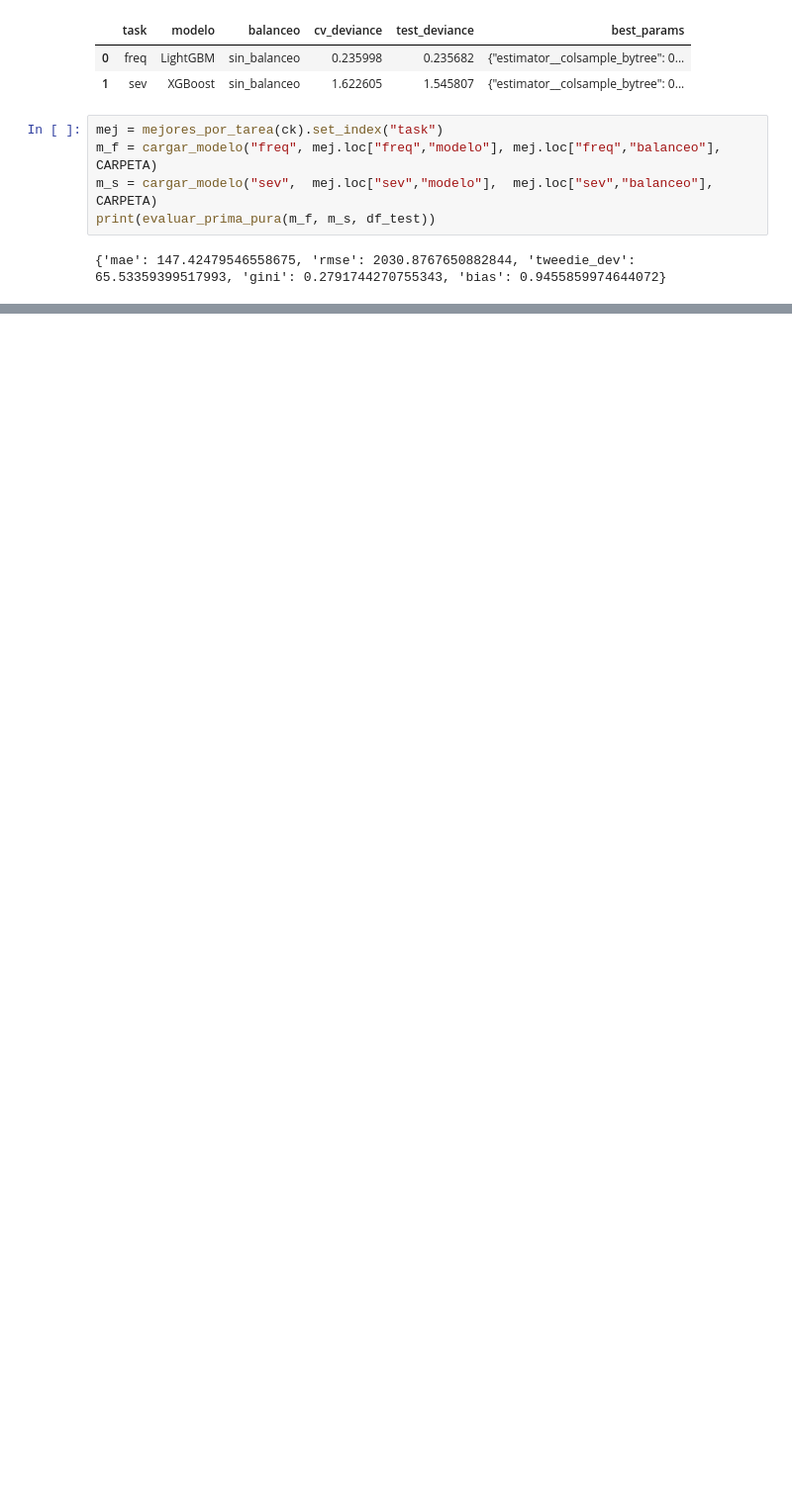
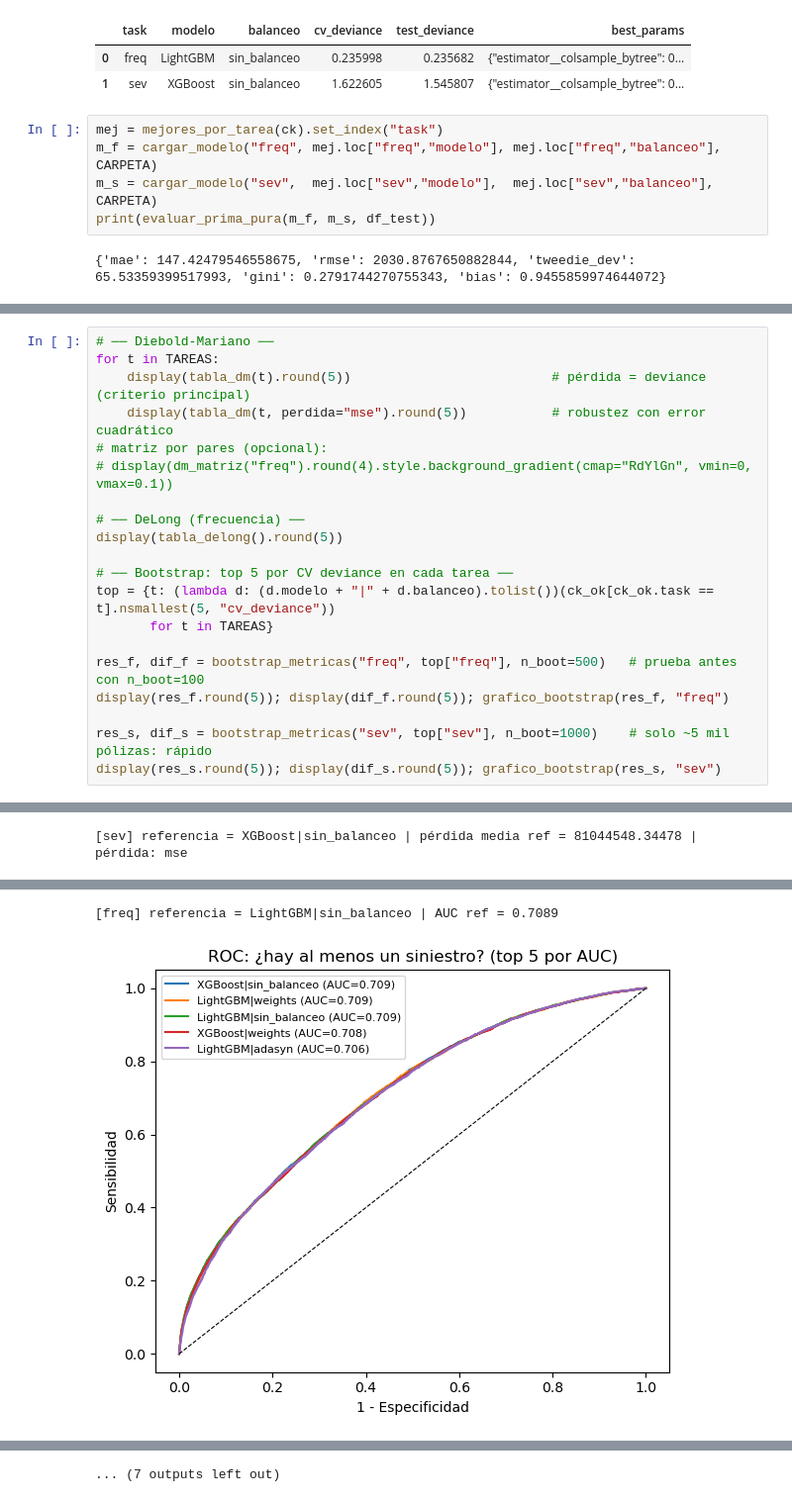
Before and after one commit to T1fff/Proyecto_Seminario_Siniestralidad, a Jupyter notebook: notebooks/04_Modelado.ipynb, the cells around one changed output, grey strips where cells are left out. Shown at 99% size. Saved outputs shown, nothing was run; the diff lists cells and outputs as text; blank space fills up the shorter version.

```diff
--- a/notebooks/04_Modelado.ipynb
+++ b/notebooks/04_Modelado.ipynb
@@ -134,0 +594,21 @@ print(evaluar_prima_pura(m_f, m_s, df_test))
+# %%
+# ── Diebold-Mariano ──
+for t in TAREAS:
+    display(tabla_dm(t).round(5))                          # pérdida = deviance (criterio principal)
+    display(tabla_dm(t, perdida="mse").round(5))           # robustez con error cuadrático
+# matriz por pares (opcional):
+# display(dm_matriz("freq").round(4).style.background_gradient(cmap="RdYlGn", vmin=0, vmax=0.1))
+
+# ── DeLong (frecuencia) ──
+display(tabla_delong().round(5))
+
+# ── Bootstrap: top 5 por CV deviance en cada tarea ──
+top = {t: (lambda d: (d.modelo + "|" + d.balanceo).tolist())(ck_ok[ck_ok.task == t].nsmallest(5, "cv_deviance"))
+       for t in TAREAS}
+
+res_f, dif_f = bootstrap_metricas("freq", top["freq"], n_boot=500)   # prueba antes con n_boot=100
+display(res_f.round(5)); display(dif_f.round(5)); grafico_bootstrap(res_f, "freq")
+
+res_s, dif_s = bootstrap_metricas("sev", top["sev"], n_boot=1000)    # solo ~5 mil pólizas: rápido
+display(res_s.round(5)); display(dif_s.round(5)); grafico_bootstrap(res_s, "sev")
+# %% [output]
@@ -134,0 +645 @@ print(evaluar_prima_pura(m_f, m_s, df_test))
+[sev] referencia = XGBoost|sin_balanceo | pérdida media ref = 81044548.34478 | pérdida: mse
@@ -134,0 +649,2 @@ print(evaluar_prima_pura(m_f, m_s, df_test))
+[freq] referencia = LightGBM|sin_balanceo | AUC ref = 0.7089
+[figure, added]
@@ -134,0 +673 @@ print(evaluar_prima_pura(m_f, m_s, df_test))
+... (7 outputs left out)
```
Also changed, not shown: parts of 5 cells of this notebook.
